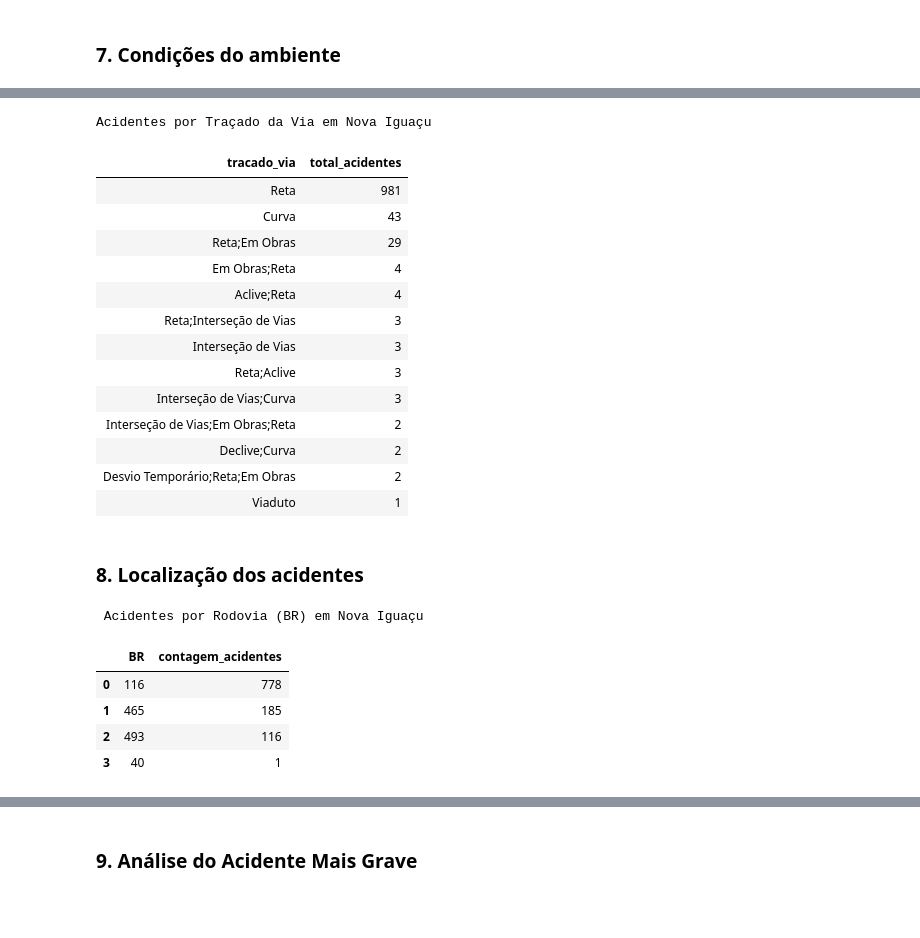
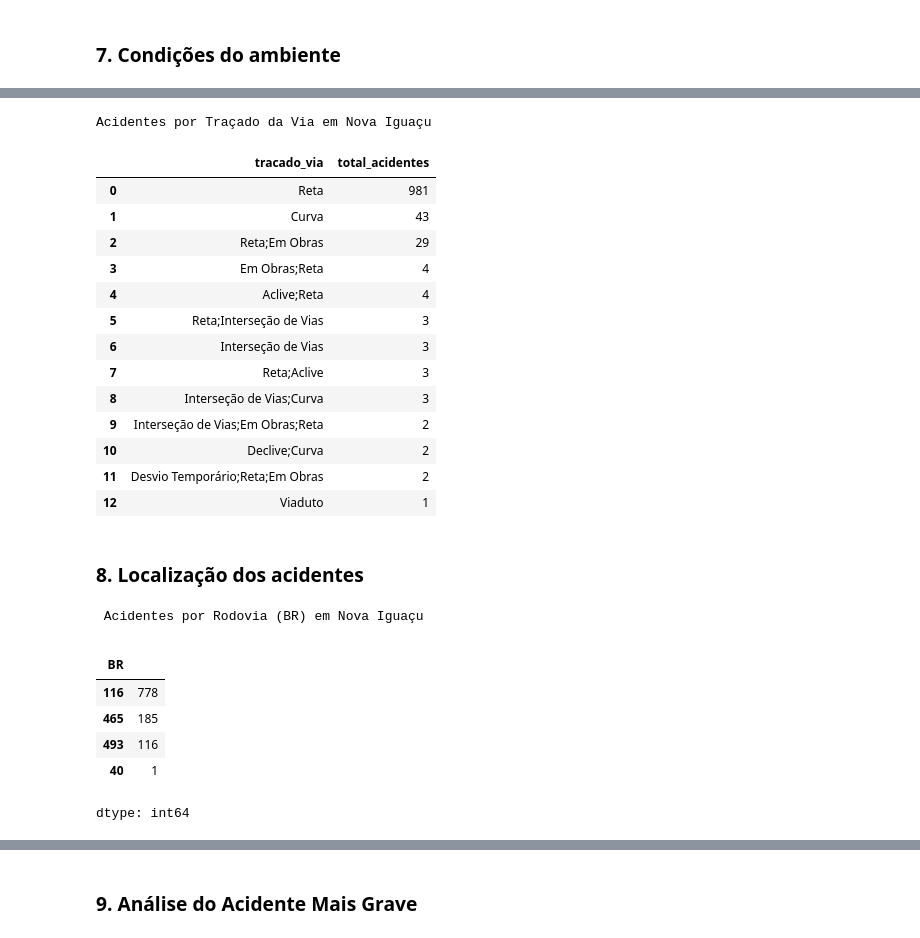
Before and after one commit to JoaoSchneiderr/Minera-o-de-Dados, a Jupyter notebook: notebooks/Getting_started_with_google_colab_ai.ipynb, the cells around one changed output, grey strips where cells are left out. Drawn from its saved outputs; the diff is of its cells as text; code cells hidden in the pictures; blank space fills up the shorter version.

```diff
--- a/notebooks/Getting_started_with_google_colab_ai.ipynb
+++ b/notebooks/Getting_started_with_google_colab_ai.ipynb
@@ -225,0 +212,20 @@ dtype: int64
+# %%
+def faixa_idade(idade):
+    if idade < 18:
+        return '0-17'
+    elif idade < 25:
+        return '18-24'
+    elif idade < 35:
+        return '25-34'
+    elif idade < 45:
+        return '35-44'
+    elif idade < 55:
+        return '45-54'
+    elif idade < 65:
+        return '55-64'
+    else:
+        return '65+'
+
+nova_iguacu_df['faixa_etaria'] = nova_iguacu_df['idade'].apply(faixa_idade)
+
+print(nova_iguacu_df['faixa_etaria'].value_counts().sort_index())
@@ -395,44 +412,37 @@ Acidentes por Condição Meteorológica em Nova Iguaçu
 # %%
 print("\nAcidentes por Traçado da Via em Nova Iguaçu")
-acidentes_por_tracado_via = (
-    nova_iguacu_df['tracado_via']
-    .value_counts()
-    .reset_index(name='total_acidentes')
-)
-display(
-    acidentes_por_tracado_via
-    .style
-    .hide(axis="index")
-    .set_properties(**{'text-align': 'left'})
-)
+acidentes_por_tracado_via = (nova_iguacu_df['tracado_via'].value_counts().reset_index(name='total_acidentes'))
+acidentes_por_tracado_via
 # %% [output]
 Acidentes por Traçado da Via em Nova Iguaçu
-| tracado_via | total_acidentes |
-| Reta | 981 |
-| Curva | 43 |
-| Reta;Em Obras | 29 |
-| Em Obras;Reta | 4 |
-| Aclive;Reta | 4 |
-| Reta;Interseção de Vias | 3 |
-| Interseção de Vias | 3 |
-| Reta;Aclive | 3 |
-| Interseção de Vias;Curva | 3 |
-| Interseção de Vias;Em Obras;Reta | 2 |
-| Declive;Curva | 2 |
-| Desvio Temporário;Reta;Em Obras | 2 |
-| Viaduto | 1 |
+|  | tracado_via | total_acidentes |
+| 0 | Reta | 981 |
+| 1 | Curva | 43 |
+| 2 | Reta;Em Obras | 29 |
+| 3 | Em Obras;Reta | 4 |
+| 4 | Aclive;Reta | 4 |
+| 5 | Reta;Interseção de Vias | 3 |
+| 6 | Interseção de Vias | 3 |
+| 7 | Reta;Aclive | 3 |
+| 8 | Interseção de Vias;Curva | 3 |
+| 9 | Interseção de Vias;Em Obras;Reta | 2 |
+| 10 | Declive;Curva | 2 |
+| 11 | Desvio Temporário;Reta;Em Obras | 2 |
+| 12 | Viaduto | 1 |
 # %% [markdown]
 ### 8. Localização dos acidentes
 # %%
 print("\n Acidentes por Rodovia (BR) em Nova Iguaçu ")
-acidentes_por_br = nova_iguacu_df['br'].value_counts().reset_index()
-acidentes_por_br.columns = ['BR', 'contagem_acidentes']
-acidentes_por_br['BR'] = acidentes_por_br['BR'].astype(int)
+acidentes_por_br = nova_iguacu_df['br'].astype(int).value_counts()
+acidentes_por_br.index.name = 'BR'
+acidentes_por_br.name = ''
 acidentes_por_br
 # %% [output]
  Acidentes por Rodovia (BR) em Nova Iguaçu
-|  | BR | contagem_acidentes |
-| 0 | 116 | 778 |
-| 1 | 465 | 185 |
-| 2 | 493 | 116 |
-| 3 | 40 | 1 |
+|  |  |
+| BR |  |
+| 116 | 778 |
+| 465 | 185 |
+| 493 | 116 |
+| 40 | 1 |
+dtype: int64
```
Also changed, not shown: parts of 26 cells of this notebook.
